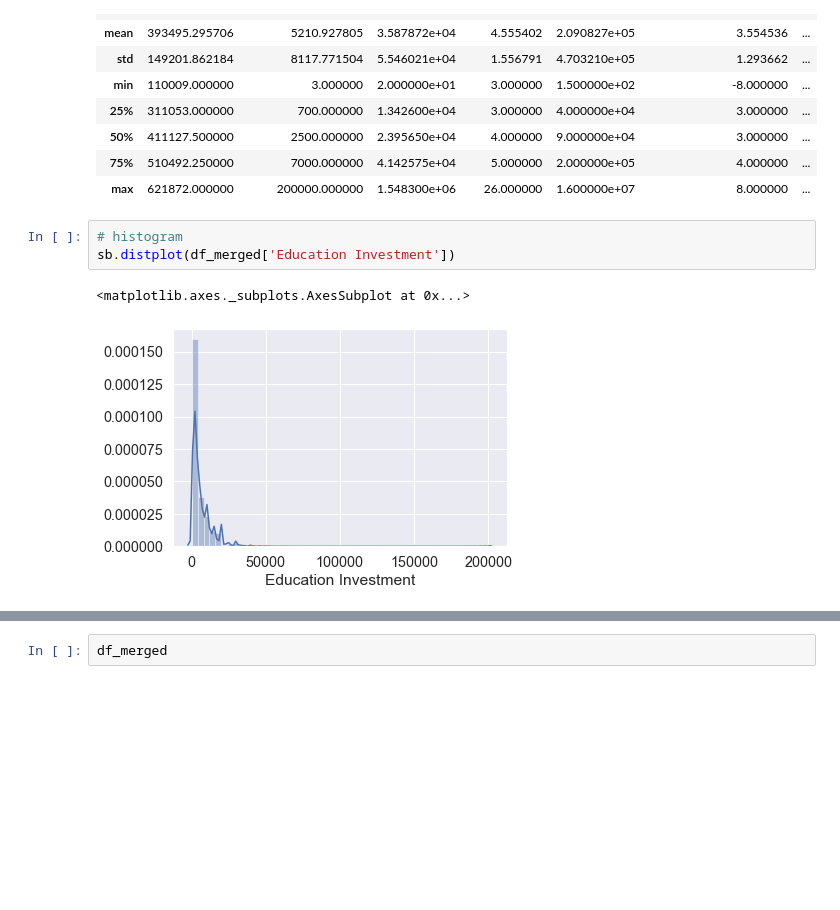
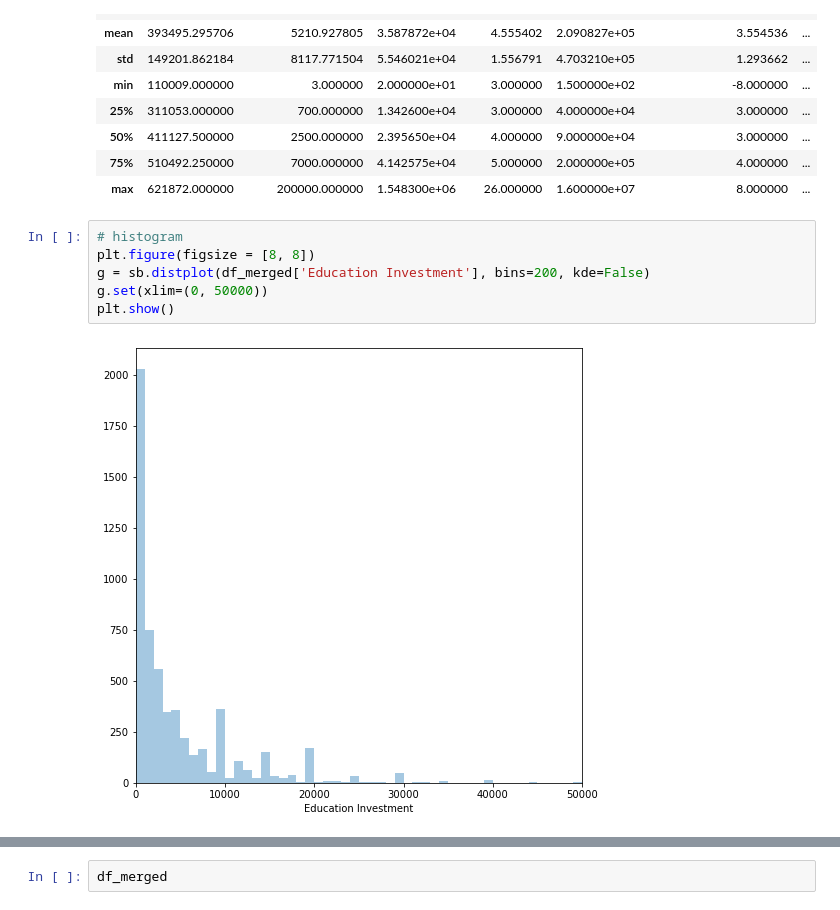
Before and after one commit to aresgtr/HKUST-MASS-5210-Project, a Jupyter notebook: post_presentation.ipynb, the cells around one changed output, grey strips where cells are left out. Cells and saved outputs as stored; diff of their text form; blank space fills up the shorter version.

```diff
--- a/post_presentation.ipynb
+++ b/post_presentation.ipynb
@@ -509,7 +512,9 @@ df_merged.describe()
 | max | 621872.000000 | 200000.000000 | 1.548300e+06 | 26.000000 | 1.600000e+07 | 8.000000 | ... |
 # %%
 # histogram
-sb.distplot(df_merged['Education Investment'])
+plt.figure(figsize = [8, 8])
+g = sb.distplot(df_merged['Education Investment'], bins=200, kde=False)
+g.set(xlim=(0, 50000))
+plt.show()
 # %% [output]
-<matplotlib.axes._subplots.AxesSubplot at 0x...>
-[figure, old version]
+[figure, new version]
```
Also changed, not shown: parts of 29 cells of this notebook.
